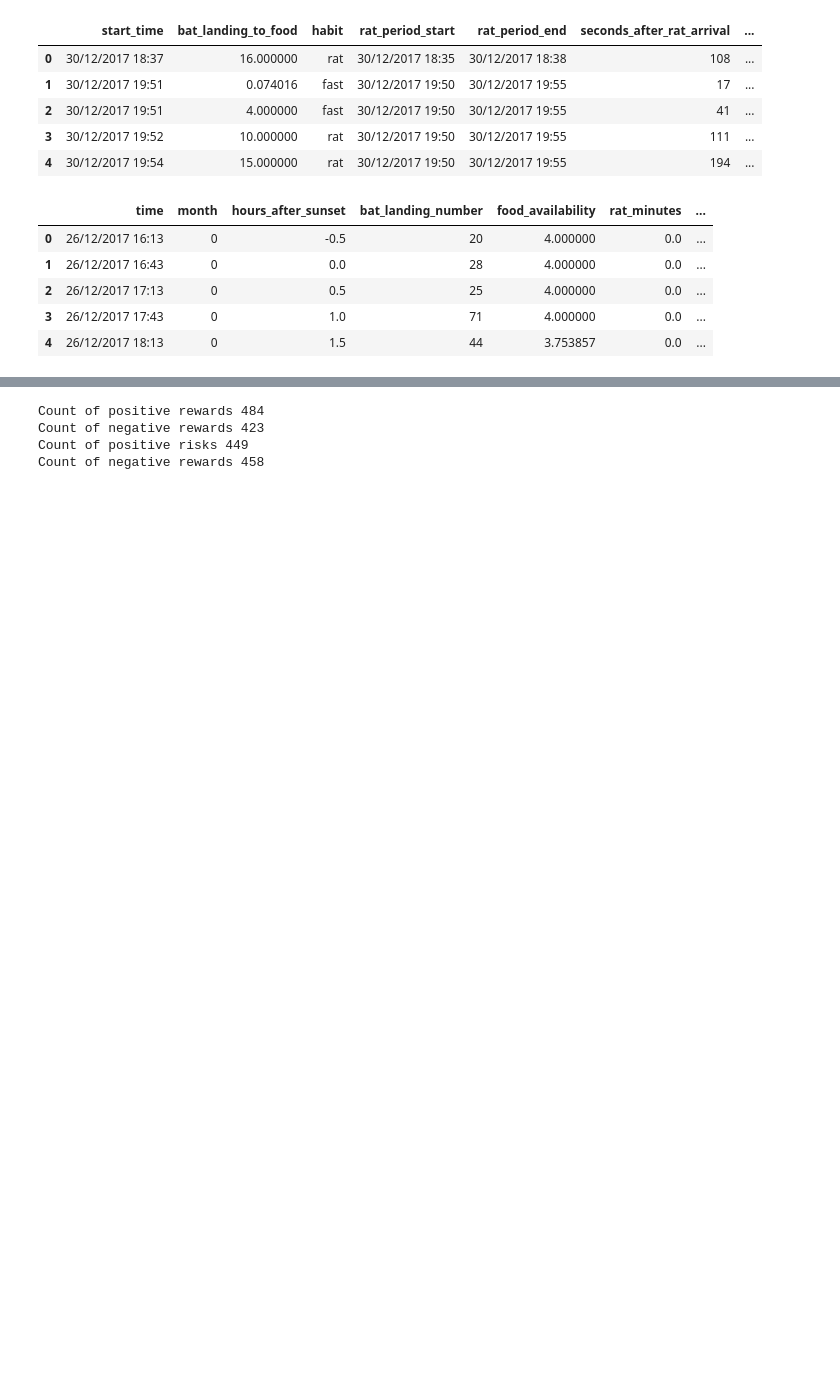
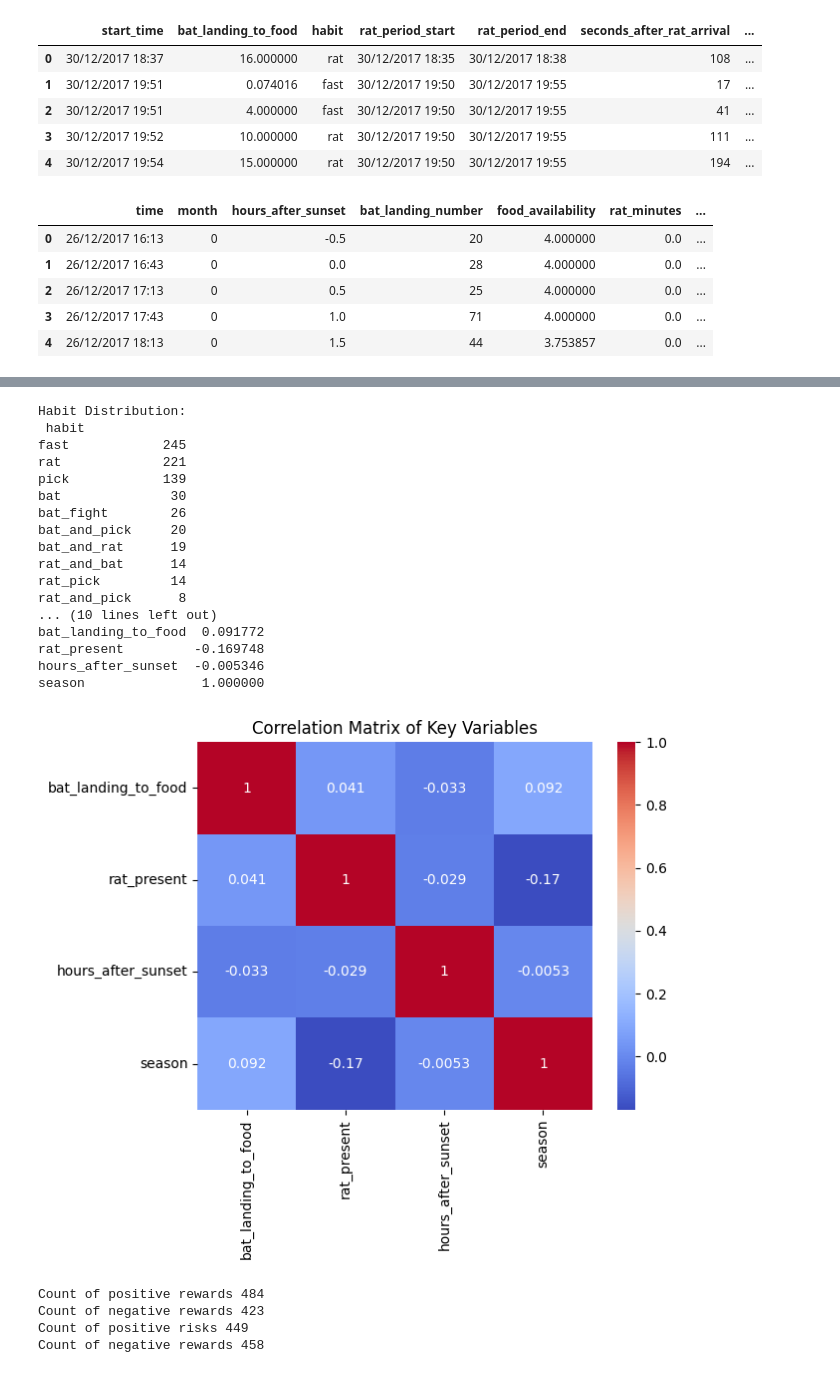
Before and after one commit to Roshan54321/Foundations_of_Data_Science_Assignment_2, a Jupyter notebook: assessment2.ipynb, the cells around one changed output, grey strips where cells are left out. Saved outputs shown, nothing was run; the diff lists cells and outputs as text; code cells hidden in the pictures; blank space fills up the shorter version.

```diff
--- a/assessment2.ipynb
+++ b/assessment2.ipynb
@@ -52,3 +90,37 @@ refined_dataset1["rat_stay"] = (refined_dataset1["rat_period_end"] - refined_dat
+# %%
+# Explore habit distribution
+habit_dist = refined_dataset1['habit'].value_counts()
+print("Habit Distribution:\n", habit_dist.head(10))
+
+# Correlation matrix for key variables
+corr_matrix = refined_dataset1[['bat_landing_to_food', 'rat_present', 'hours_after_sunset', 'season']].corr()
+print("\nCorrelation Matrix:\n", corr_matrix)
+
+# Visualize correlation
+import seaborn as sns
+import matplotlib.pyplot as plt
+sns.heatmap(corr_matrix, annot=True, cmap='coolwarm')
+plt.title('Correlation Matrix of Key Variables')
+plt.show()
+# %% [output]
+Habit Distribution:
+ habit
+fast            245
+rat             221
+pick            139
+bat              30
+bat_fight        26
+bat_and_pick     20
+bat_and_rat      19
+rat_and_bat      14
+rat_pick         14
+rat_and_pick      8
+... (10 lines left out)
+bat_landing_to_food  0.091772
+rat_present         -0.169748
+hours_after_sunset  -0.005346
+season               1.000000
+[figure, added]
 # %%
 # To check how rewarding it is when taken risk
 def risk_vs_reward_show(dataset):
```
Also changed, not shown: parts of 6 cells of this notebook.
